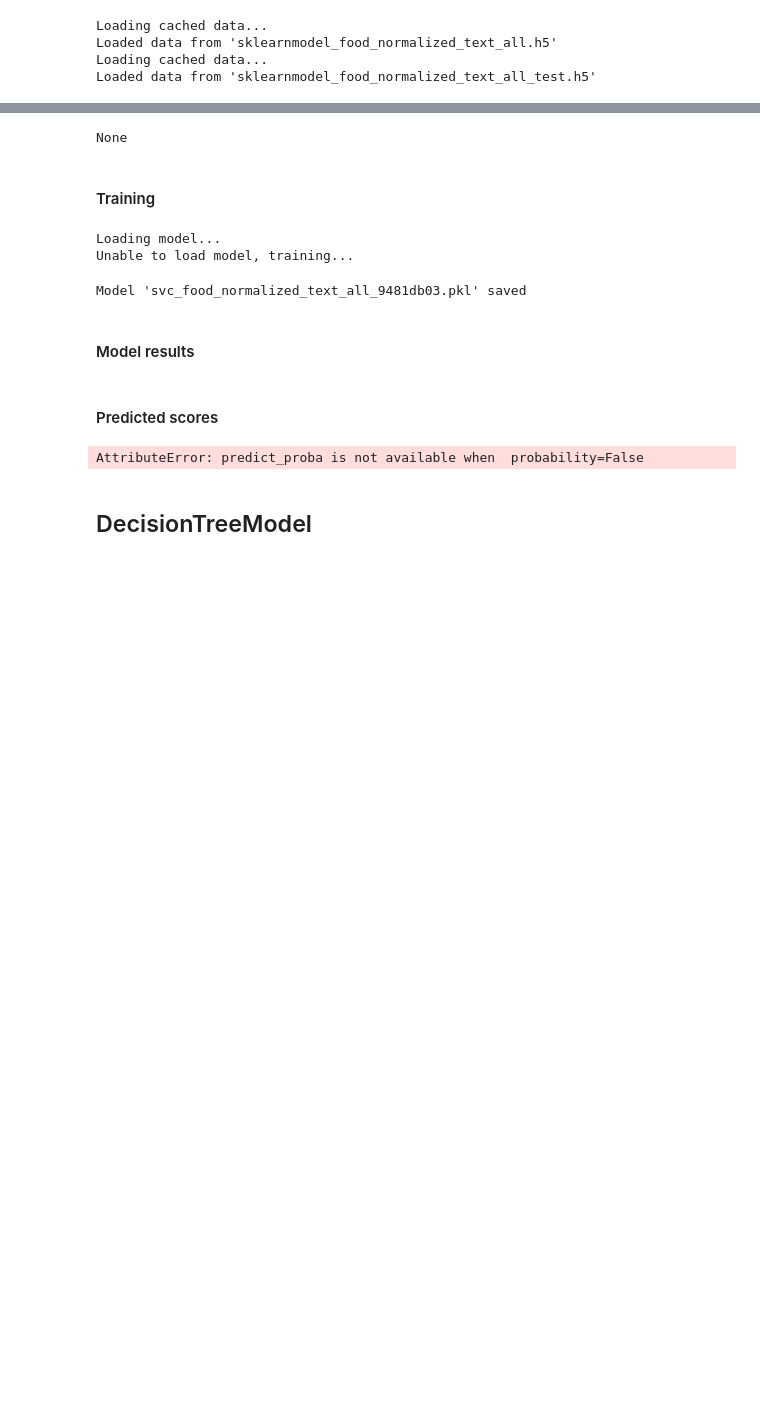
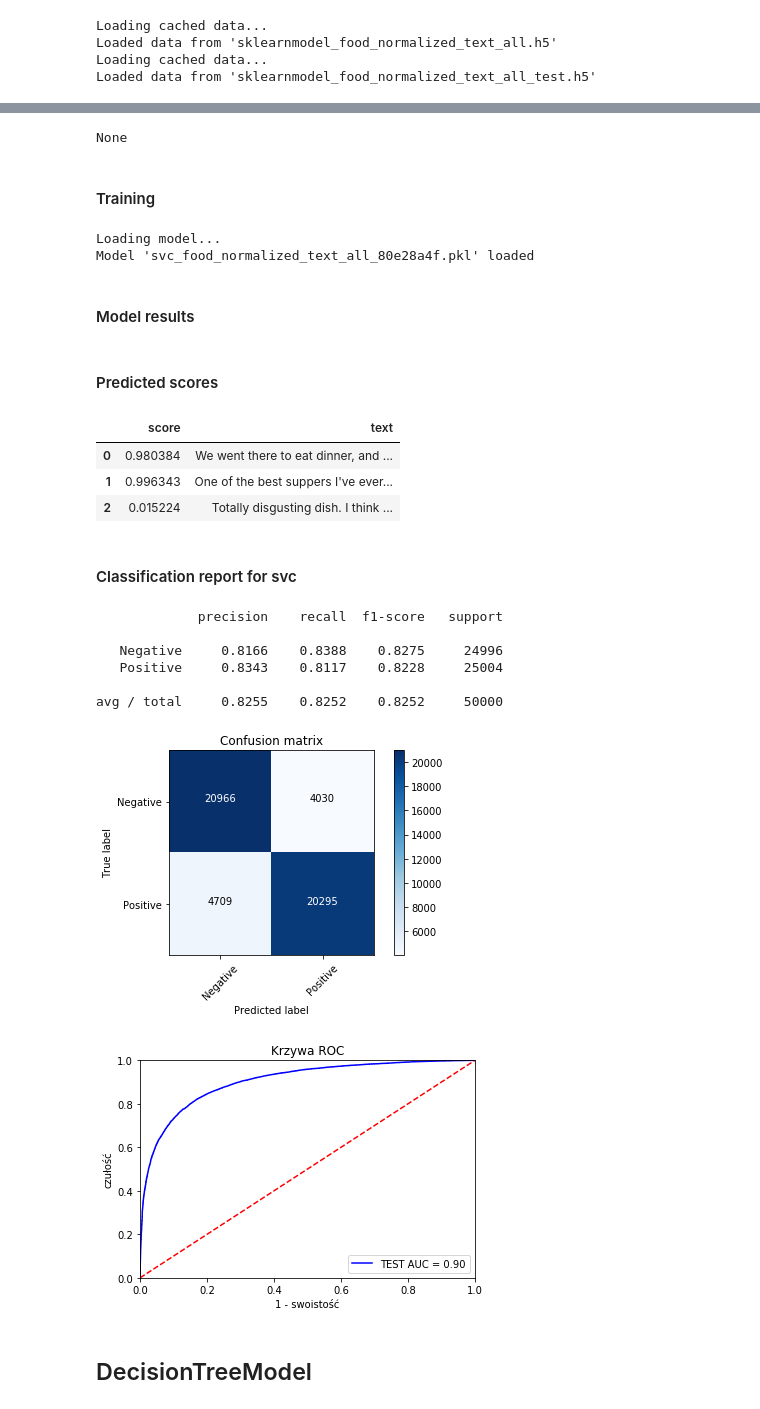
Before and after one commit to Valian/nlp-sentiment-analysis, a Jupyter notebook: src/text_sentiment_analysis_food.ipynb, the cells around one changed output, grey strips where cells are left out. Cells and saved outputs as stored; diff of their text form; code cells hidden in the pictures; blank space fills up the shorter version.

Commit message:
updated README and some models

```diff
--- a/src/text_sentiment_analysis_food.ipynb
+++ b/src/text_sentiment_analysis_food.ipynb
@@ -364,37 +351,49 @@ Loaded data from 'sklearnmodel_food_normalized_text_all_test.h5'
 svc_limit = min(50000, len(X_sklearn_preprocessed))
 svc_model = models.SVCModel(
     nlp, dataset_id,
     max_words_in_sentence=MAX_WORDS_IN_SENTENCE,
     kernel='linear',
-    C=0.25
+    probability=True,
+    C=0.025
 )
 
 data = train_model_and_display_results(
     svc_model,
     X_sklearn_preprocessed[:svc_limit],
     y_train[:svc_limit],
     X_sklearn_test_preprocessed,
     y_test,
     preprocessed=True
 )
 
 if SAVE_IN_STORE:
     store.add_model(svc_model, "svc_food", "Food Reviews SVC", metadata={
         'Dataset': 'Amazon Fine Food Reviews',
         'Training samples': svc_limit,
         'Description': "SVM algorithm from Sklearn package. Trained on a reduced dataset due to O(n^2) time complexity"
     }, **data)
 # %% [output]
 ## SVCModel
 #### Overview of created model
 None
 #### Training
 Loading model...
-Unable to load model, training...
+Model 'svc_food_normalized_text_all_80e28a4f.pkl' loaded
-Model 'svc_food_normalized_text_all_9481db03.pkl' saved
 #### Model results
 #### Predicted scores
-AttributeError: predict_proba is not available when  probability=False
+|  | score | text |
+| 0 | 0.980384 | We went there to eat dinner, and ... |
+| 1 | 0.996343 | One of the best suppers I've ever... |
+| 2 | 0.015224 | Totally disgusting dish. I think ... |
+#### Classification report for svc
+             precision    recall  f1-score   support
+
+   Negative     0.8166    0.8388    0.8275     24996
+   Positive     0.8343    0.8117    0.8228     25004
+
+avg / total     0.8255    0.8252    0.8252     50000
+[figure, added]
+[figure, added]
 # %%
 decision_tree_model = models.DecisionTreeModel(
     nlp, dataset_id,
```
Also changed, not shown: parts of 3 cells of this notebook, 4 other files.
